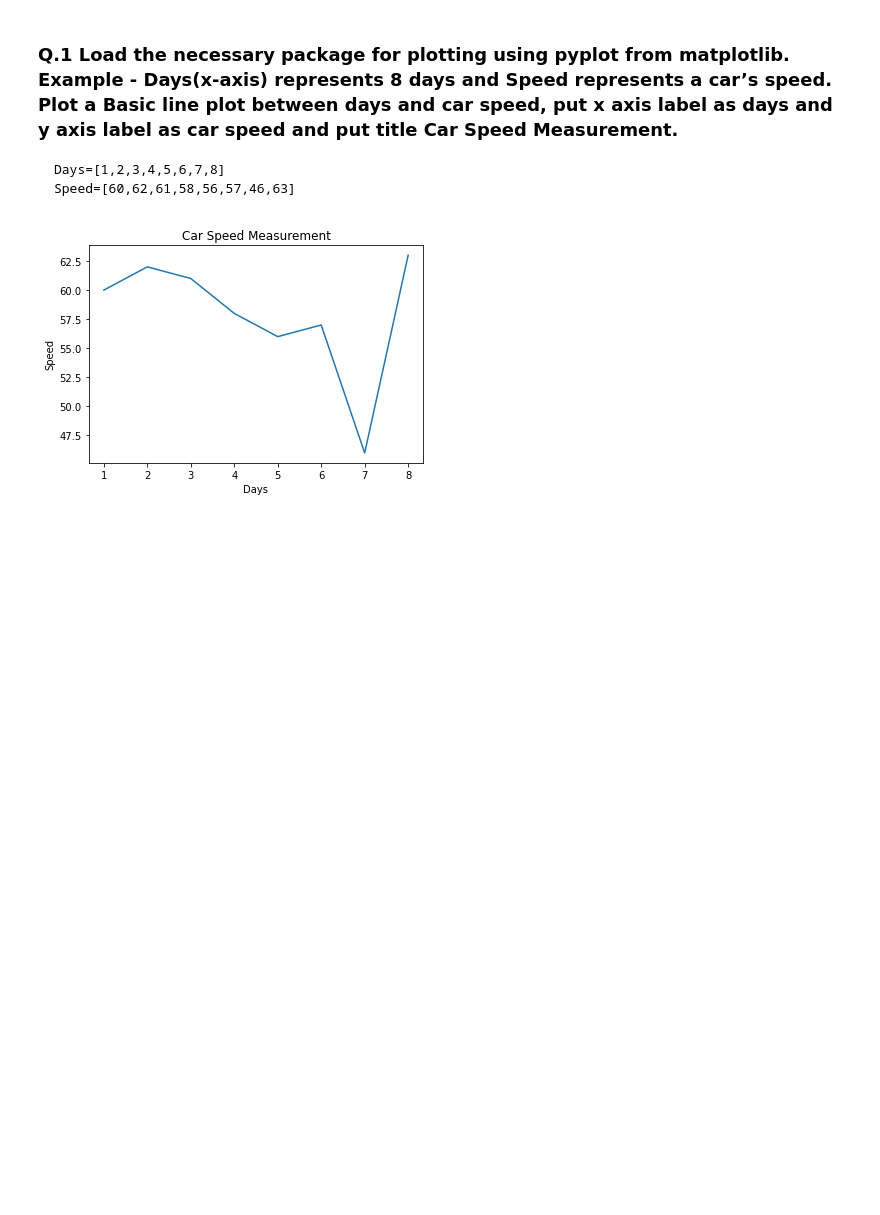
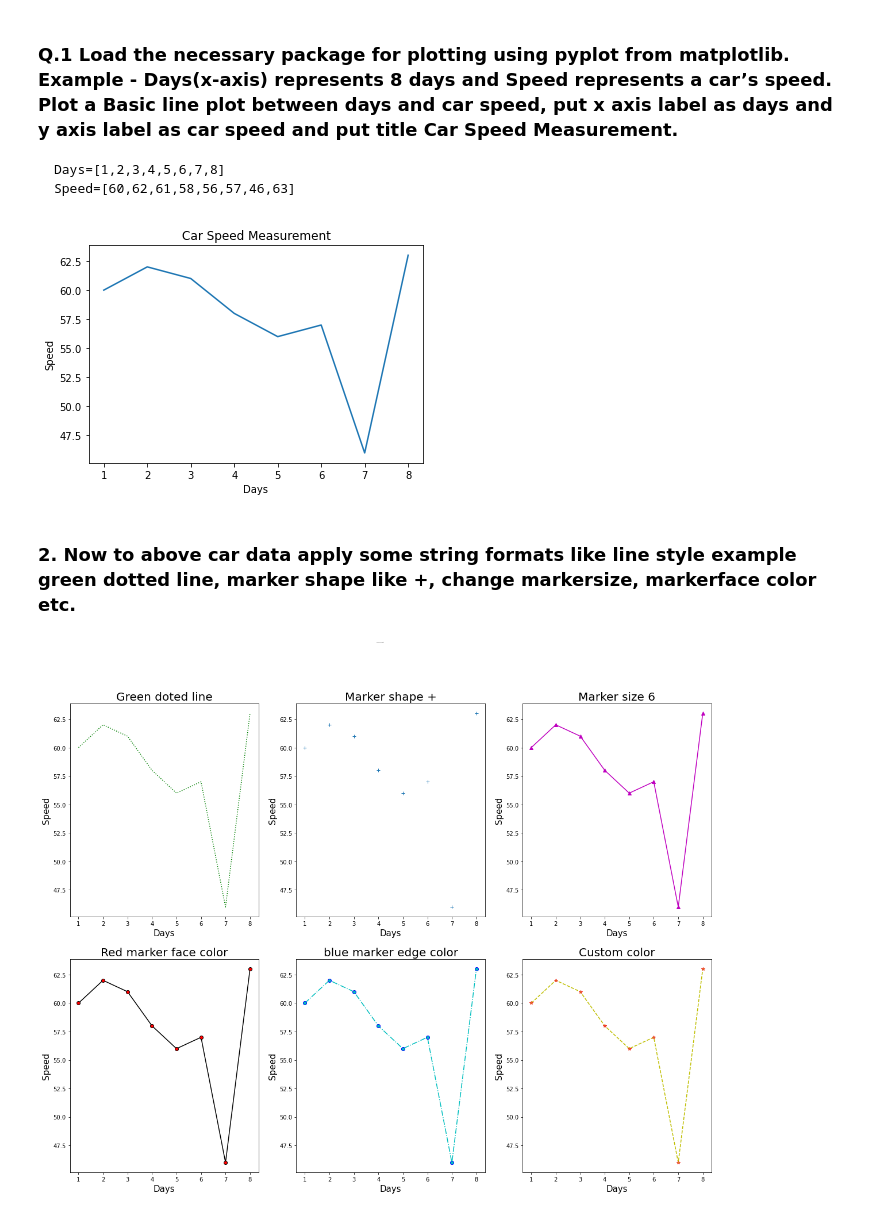
Before and after one commit to chetan6780/ML-Training, a Jupyter notebook: Assignments/DS_3.ipynb, the cells around one changed output. Cells and saved outputs as stored; diff of their text form; code cells hidden in the pictures; blank space fills up the shorter version.

```diff
--- a/Assignments/DS_3.ipynb
+++ b/Assignments/DS_3.ipynb
@@ -19,3 +21,47 @@ plt.title("Car Speed Measurement")
 plt.show()
 # %% [output]
 [figure]
+# %% [markdown]
+
+### 2. Now to above car data apply some string formats  like line style example green dotted line, marker shape like +, change markersize, markerface color etc.
+# %%
+f, axis = plt.subplots(2, 3, figsize=(20, 15))
+
+days = [1, 2, 3, 4, 5, 6, 7, 8]
+speed = [60, 62, 61, 58, 56, 57, 46, 63]
+
+plt.suptitle("Car Speed Measurement", fontsize=0)
+
+axis[0, 0].set_title("Green doted line",fontsize=20)
+axis[0, 0].set_xlabel("Days", fontsize=15)
+axis[0, 0].set_ylabel("Speed", fontsize=15)
+axis[0, 0].plot(days, speed, ":g")
+
+axis[0, 1].set_title("Marker shape +",fontsize=20)
+axis[0, 1].set_xlabel("Days", fontsize=15)
+axis[0, 1].set_ylabel("Speed", fontsize=15)
+axis[0, 1].plot(days, speed, "+")
+
+axis[0, 2].set_title("Marker size 6",fontsize=20)
+axis[0, 2].set_xlabel("Days", fontsize=15)
+axis[0, 2].set_ylabel("Speed", fontsize=15)
+axis[0, 2].plot(days, speed, "^-m", ms=6)
+
+axis[1, 0].set_title("Red marker face color",fontsize=20)
+axis[1, 0].set_xlabel("Days", fontsize=15)
+axis[1, 0].set_ylabel("Speed", fontsize=15)
+axis[1, 0].plot(days, speed, "o-k", mfc="r")
+
+axis[1, 1].set_title("blue marker edge color",fontsize=20)
+axis[1, 1].set_xlabel("Days", fontsize=15)
+axis[1, 1].set_ylabel("Speed", fontsize=15)
+axis[1, 1].plot(days, speed, "o-.c", mec="b")
+
+axis[1, 2].set_title("Custom color",fontsize=20)
+axis[1, 2].set_xlabel("Days", fontsize=15)
+axis[1, 2].set_ylabel("Speed", fontsize=15)
+axis[1, 2].plot(days, speed, "*--y", mec="#f2342c")
+
+plt.show()
+# %% [output]
+[figure, added]
```
Also changed, not shown: parts of 18 cells of this notebook.
